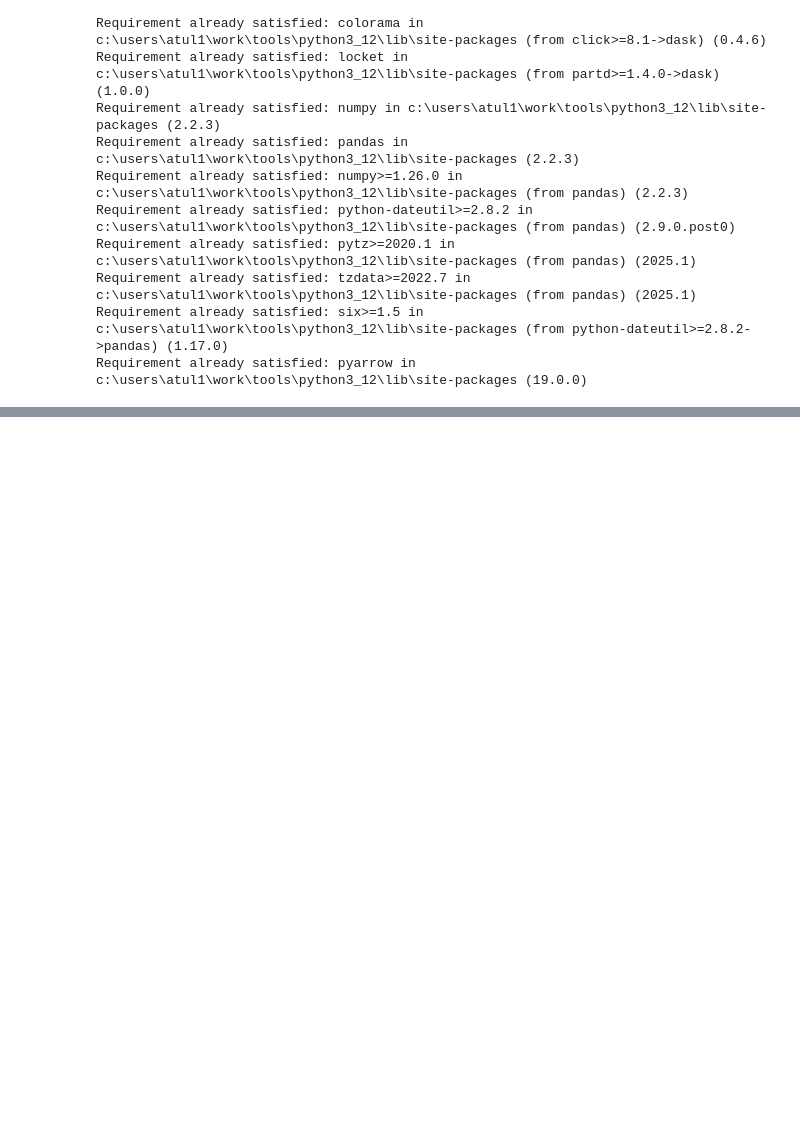
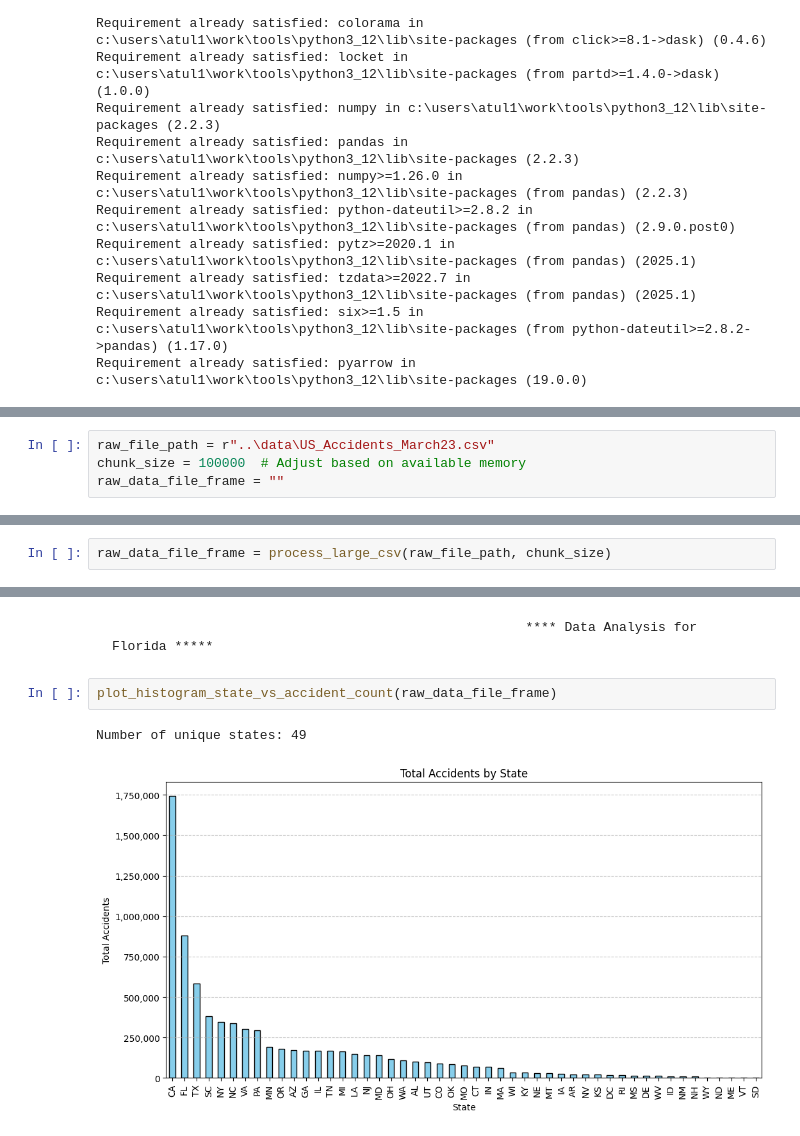
Before and after one commit to aaiprojects/aai-500-02, a Jupyter notebook: src/Florida_Accident_Data_Analysis.ipynb, the cells around one changed output, grey strips where cells are left out. Saved outputs shown, nothing was run; the diff lists cells and outputs as text; blank space fills up the shorter version.

Commit message:
Data cleanup.

```diff
--- a/src/Florida_Accident_Data_Analysis.ipynb
+++ b/src/Florida_Accident_Data_Analysis.ipynb
@@ -132,0 +29,4 @@ Dats saved according to state.
+# %%
+raw_file_path = r"..\data\US_Accidents_March23.csv"
+chunk_size = 100000  # Adjust based on available memory
+raw_data_file_frame = ""
@@ -132,0 +109,2 @@ Dats saved according to state.
+# %%
+raw_data_file_frame = process_large_csv(raw_file_path, chunk_size)
@@ -132,0 +131,7 @@ Dats saved according to state.
+# %% [markdown]
+                                                         **** Data Analysis for Florida *****
+# %%
+plot_histogram_state_vs_accident_count(raw_data_file_frame)
+# %% [output]
+Number of unique states: 49
+[figure, added]
```
Also changed, not shown: parts of 10 cells of this notebook.
